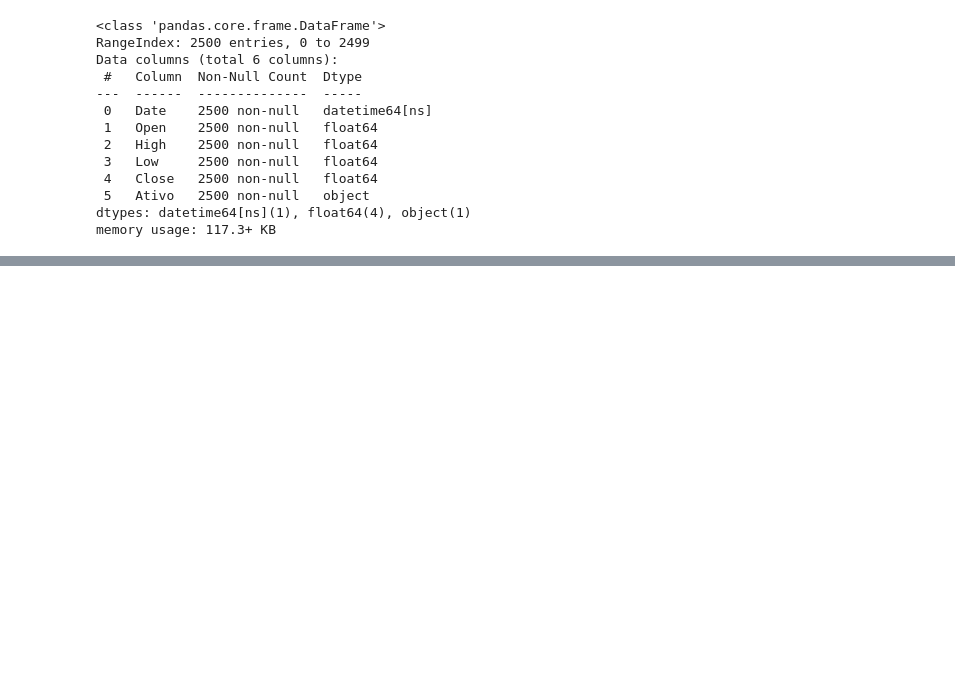
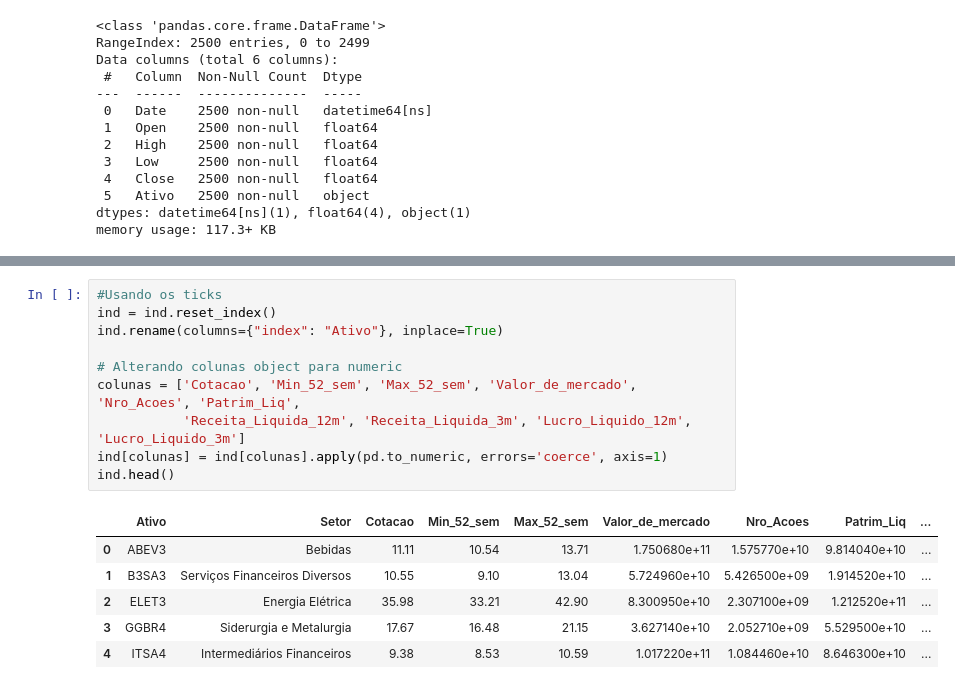
Before and after one commit to Cr0l3y/integ_python_BI, a Jupyter notebook: projeto.ipynb, the cells around one changed output, grey strips where cells are left out. Drawn from its saved outputs; the diff is of its cells as text; blank space fills up the shorter version.

```diff
--- a/projeto.ipynb
+++ b/projeto.ipynb
@@ -90,0 +155,17 @@ memory usage: 117.3+ KB
+# %%
+#Usando os ticks
+ind = ind.reset_index()
+ind.rename(columns={"index": "Ativo"}, inplace=True)
+
+# Alterando colunas object para numeric
+colunas = ['Cotacao', 'Min_52_sem', 'Max_52_sem', 'Valor_de_mercado', 'Nro_Acoes', 'Patrim_Liq',
+           'Receita_Liquida_12m', 'Receita_Liquida_3m', 'Lucro_Liquido_12m', 'Lucro_Liquido_3m']
+ind[colunas] = ind[colunas].apply(pd.to_numeric, errors='coerce', axis=1)
+ind.head()
+# %% [output]
+|  | Ativo | Setor | Cotacao | Min_52_sem | Max_52_sem | Valor_de_mercado | Nro_Acoes | Patrim_Liq | ... |
+| 0 | ABEV3 | Bebidas | 11.11 | 10.54 | 13.71 | 1.750680e+11 | 1.575770e+10 | 9.814040e+10 | ... |
+| 1 | B3SA3 | Serviços Financeiros Diversos | 10.55 | 9.10 | 13.04 | 5.724960e+10 | 5.426500e+09 | 1.914520e+10 | ... |
+| 2 | ELET3 | Energia Elétrica | 35.98 | 33.21 | 42.90 | 8.300950e+10 | 2.307100e+09 | 1.212520e+11 | ... |
+| 3 | GGBR4 | Siderurgia e Metalurgia | 17.67 | 16.48 | 21.15 | 3.627140e+10 | 2.052710e+09 | 5.529500e+10 | ... |
+| 4 | ITSA4 | Intermediários Financeiros | 9.38 | 8.53 | 10.59 | 1.017220e+11 | 1.084460e+10 | 8.646300e+10 | ... |
```
Also changed, not shown: parts of 14 cells of this notebook.
